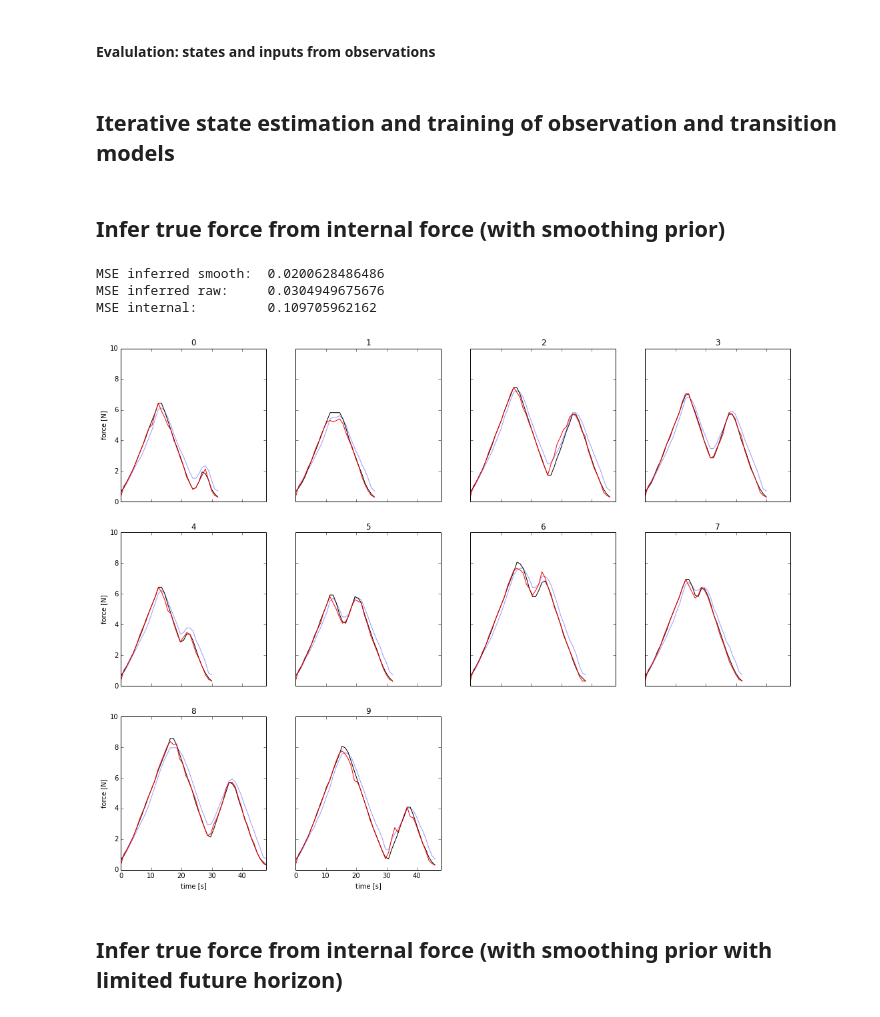
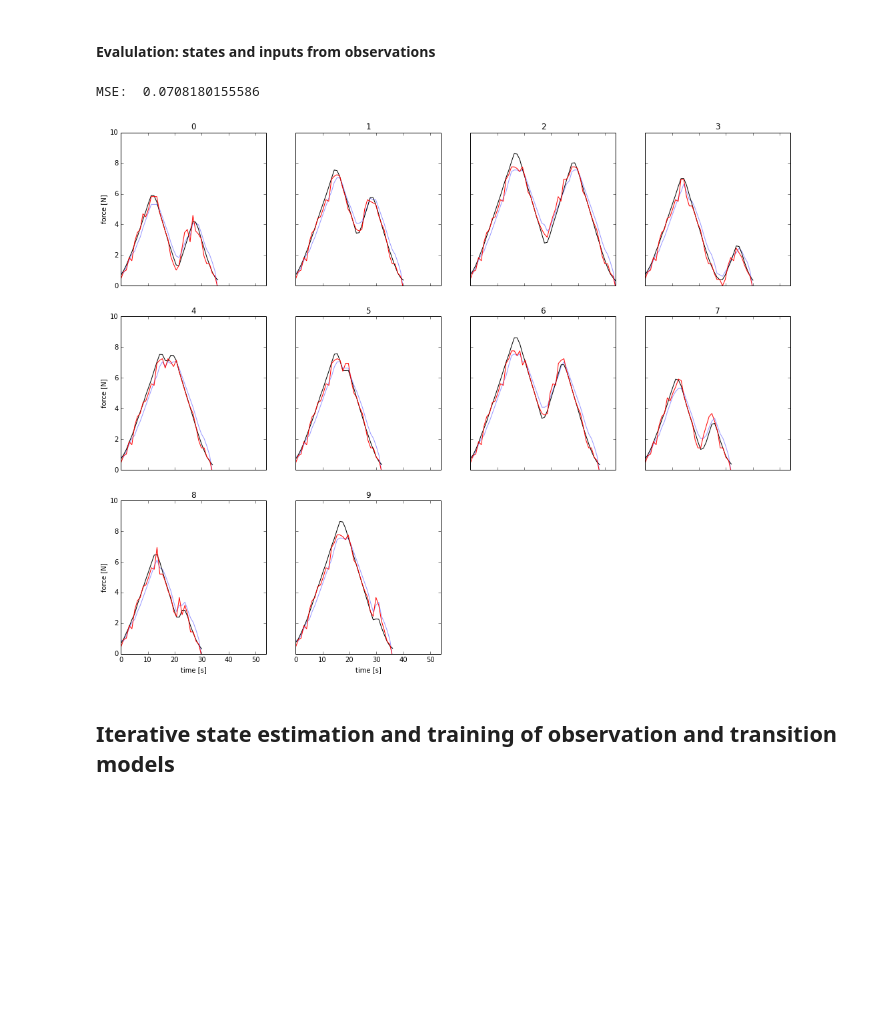
Before and after one commit to surban/ml, a Jupyter notebook: notebooks/Skin-Multifreq-ControlObservationChain.ipynb, the cells around one changed output. Drawn from its saved outputs; the diff is of its cells as text; code cells hidden in the pictures; blank space fills up the shorter version.

```diff
--- a/notebooks/Skin-Multifreq-ControlObservationChain.ipynb
+++ b/notebooks/Skin-Multifreq-ControlObservationChain.ipynb
@@ -118,21 +165,23 @@ plot_multicurve_time(ws_hys_tst.from_discrete_force(states[:, 0:n_plot_smpls]),
 # %%
 force = ws_hys_tst.force[prt]
 observations = select_features(ws_hys_tst, ws_hys_tst.skin[prt])
 valid = ws_hys_tst.valid[prt]
 
-p_states, p_discrete_force = ws_hys_tst.predict_multicurve(lambda inp: sc.most_probable_states_and_inputs_given_observations(inp)[0:2],
-                                                           force, observations, valid, what='force')
+p_states, p_discrete_force, p_log_p = iterate_over_samples(sc.most_probable_states_and_inputs_given_observations, valid, observations)
 p_force = ws_hys_tst.from_discrete_force(p_discrete_force)
 p_internal_force = ws_hys_tst.from_discrete_force(p_states)
 
 print "MSE: ", multistep_error(p_force, force, valid, mean_err=True)
 
 n_plot_smpls = 42
 figsize(18,14)
 ml.apps.skin.timeseries.max_force = 10
 plot_multicurve_time(force[:, 0:n_plot_smpls], None, valid[:, 0:n_plot_smpls],
                      force_predicted=p_force[:, 0:n_plot_smpls],
                      force_real=p_internal_force[:, 0:n_plot_smpls],
                      timestep=ws_hys_tst.ds.timestep)
+# %% [output]
+MSE:  0.0708180155586
+[figure, added]
 # %% [markdown]
 ## Iterative state estimation and training of observation and transition models
@@ -148,36 +187,0 @@ p_states, p_log_p = iterate_over_samples(sc.most_probable_states_given_inputs_an
-# %% [markdown]
-## Infer true force from internal force (with smoothing prior)
-# %%
-sigma = 10
-
-force, skin, valid = ws_hys_tst.force[prt], ws_hys_tst.skin[prt], ws_hys_tst.valid[prt]
-internal_force, _ = ws_hys_tst.predict_multicurve(gp_predict, force, select_features(ws_hys_tst, skin), valid, what='force')
-
-discrete_force = ws_hys_trn.to_discrete_force(force)
-discrete_internal_force = ws_hys_trn.to_discrete_force(internal_force)
-
-discrete_force_p_smooth = ws_hys_tst.predict_multicurve(lambda f: sc.most_probable_inputs(f, sigma=sigma)[0],
-                                                        discrete_force, discrete_internal_force, valid, what='force')
-print "MSE inferred smooth: ", multistep_error(ws_hys_trn.from_discrete_force(discrete_force_p_smooth),
-                                               ws_hys_trn.from_discrete_force(discrete_force), valid, mean_err=True)
-print "MSE inferred raw:    ", multistep_error(ws_hys_trn.from_discrete_force(discrete_force_p),
-                                               ws_hys_trn.from_discrete_force(discrete_force), valid, mean_err=True)
-print "MSE internal:        ", multistep_error(ws_hys_trn.from_discrete_force(discrete_internal_force),
-                                               ws_hys_trn.from_discrete_force(discrete_force), valid, mean_err=True)
-
-n_plot_smpls = 42
-figsize(18,14)
-ml.apps.skin.timeseries.max_force = 10
-force_blue = ws_hys_trn.from_discrete_force(discrete_force_p[:, 0:n_plot_smpls])
-force_blue_int = ws_hys_trn.from_discrete_force(discrete_internal_force[:, 0:n_plot_smpls])
-plot_multicurve_time(ws_hys_trn.from_discrete_force(discrete_force[:, 0:n_plot_smpls]), None, valid[:, 0:n_plot_smpls],
-                     force_predicted=ws_hys_trn.from_discrete_force(discrete_force_p_smooth[:, 0:n_plot_smpls]),
-                     force_real=force_blue_int,
-                     timestep=ws_hys_tst.ds.timestep)
-# %% [output]
-MSE inferred smooth:  0.0200628486486
-MSE inferred raw:     0.0304949675676
-MSE internal:         0.109705962162
-[figure, removed]
-# %% [markdown]
-## Infer true force from internal force (with smoothing prior with limited future horizon)
```
Also changed, not shown: parts of 13 cells of this notebook, 1 other file.
